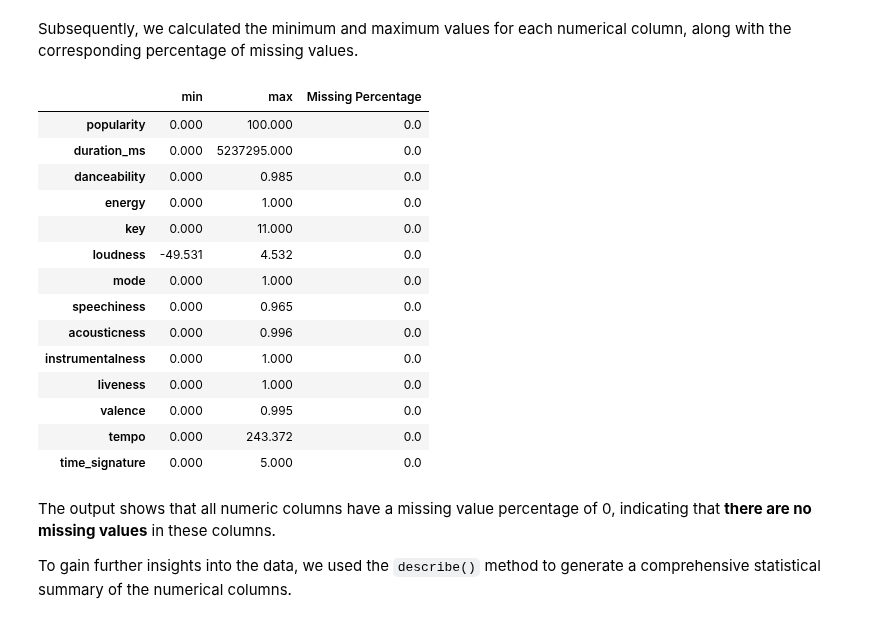
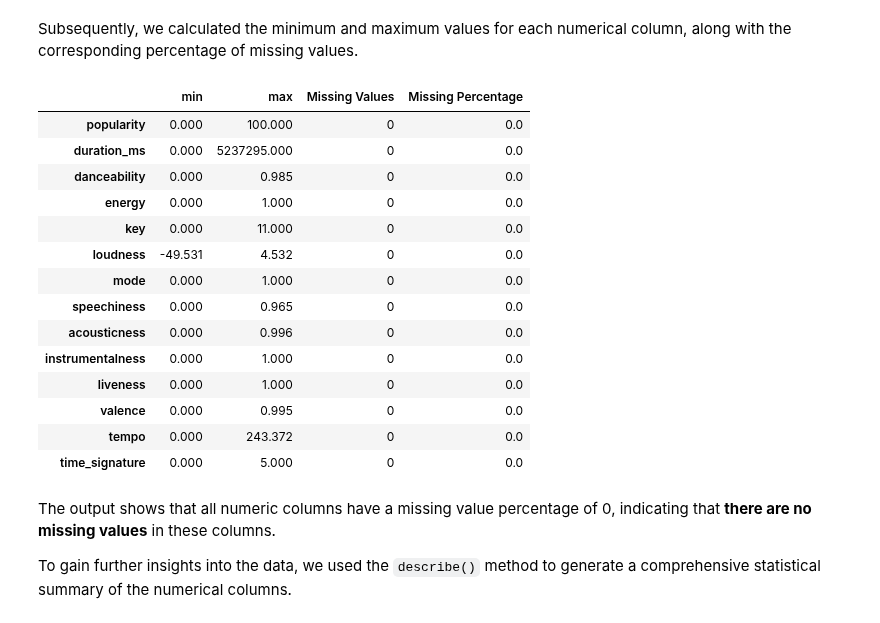
Before and after one commit to duongtruongbinh/Prog4DS_FinalProject, a Jupyter notebook: Data_Exploring-and-Preprocessing.ipynb, the cells around one changed output. Cells and saved outputs as stored; diff of their text form; code cells hidden in the pictures.

Commit message:
Create folder data, update numerical column

```diff
--- a/Data_Exploring-and-Preprocessing.ipynb
+++ b/Data_Exploring-and-Preprocessing.ipynb
@@ -19,5 +21,5 @@ import re
 # %%
-df = pd.read_csv('dataset.csv',index_col=0)
+df = pd.read_csv('data/dataset.csv',index_col=0)
 df.sample(5)
 # %% [output]
 |  | track_id | artists | album_name | track_name | popularity | duration_ms | explicit | danceability | energy | ... |
@@ -52,6 +43,0 @@ There are 450 duplicated rows in the dataset. We will remove them.
-# %%
-df.drop_duplicates(inplace=True)
-nrows, ncols = df.shape
-
-print(f'Duplicate row: {df.duplicated().sum()}')
-print(f'Afer drop duplicated rows, dataset has {nrows} rows and {ncols} columns')
@@ -60,0 +48,10 @@ Afer drop duplicated rows, dataset has 113550 rows and 20 columns
+# %%
+duplicated_rows = df.duplicated().sum()
+
+if duplicated_rows == 0:
+    print('There are 0 rows that are duplicated, which means each row in the DataFrame is unique.')
+    print('So that we do not need to continue processing duplicate lines')
+else:
+    print(f'There are {duplicated_rows} rows that are duplicated so we need to drop those {duplicated_rows} rows')
+    df = df.drop_duplicates()
+    print(f'After drop duplicated rows, there are {df.shape[0]} rows left')
@@ -177,25 +198,26 @@ memory usage: 13.0 MB
 # %% [markdown]
 Subsequently, we calculated the minimum and maximum values for each numerical column, along with the corresponding percentage of missing values.
 # %%
-dist_numerical_cols = numerical_cols.describe().T[['min','max']]
-dist_numerical_cols['Missing Percentage'] = numerical_cols.isnull().mean() * 100
+dist_numerical_cols = numerical_cols.describe().T[['min', 'max']]
+dist_numerical_cols['Missing Values'] = numerical_cols.isnull().sum()
+dist_numerical_cols['Missing Percentage'] = (numerical_cols.isnull().mean() * 100).round(2)
 dist_numerical_cols
 # %% [output]
-|  | min | max | Missing Percentage |
-| popularity | 0.000 | 100.000 | 0.0 |
-| duration_ms | 0.000 | 5237295.000 | 0.0 |
-| danceability | 0.000 | 0.985 | 0.0 |
-| energy | 0.000 | 1.000 | 0.0 |
-| key | 0.000 | 11.000 | 0.0 |
-| loudness | -49.531 | 4.532 | 0.0 |
-| mode | 0.000 | 1.000 | 0.0 |
-| speechiness | 0.000 | 0.965 | 0.0 |
-| acousticness | 0.000 | 0.996 | 0.0 |
-| instrumentalness | 0.000 | 1.000 | 0.0 |
-| liveness | 0.000 | 1.000 | 0.0 |
-| valence | 0.000 | 0.995 | 0.0 |
-| tempo | 0.000 | 243.372 | 0.0 |
-| time_signature | 0.000 | 5.000 | 0.0 |
+|  | min | max | Missing Values | Missing Percentage |
+| popularity | 0.000 | 100.000 | 0 | 0.0 |
+| duration_ms | 0.000 | 5237295.000 | 0 | 0.0 |
+| danceability | 0.000 | 0.985 | 0 | 0.0 |
+| energy | 0.000 | 1.000 | 0 | 0.0 |
+| key | 0.000 | 11.000 | 0 | 0.0 |
+| loudness | -49.531 | 4.532 | 0 | 0.0 |
+| mode | 0.000 | 1.000 | 0 | 0.0 |
+| speechiness | 0.000 | 0.965 | 0 | 0.0 |
+| acousticness | 0.000 | 0.996 | 0 | 0.0 |
+| instrumentalness | 0.000 | 1.000 | 0 | 0.0 |
+| liveness | 0.000 | 1.000 | 0 | 0.0 |
+| valence | 0.000 | 0.995 | 0 | 0.0 |
+| tempo | 0.000 | 243.372 | 0 | 0.0 |
+| time_signature | 0.000 | 5.000 | 0 | 0.0 |
 # %% [markdown]
 The output shows that all numeric columns have a missing value percentage of 0, indicating that **there are no missing values** in these columns.
 
```
Also changed, not shown: parts of 35 cells of this notebook, 2 other files.
